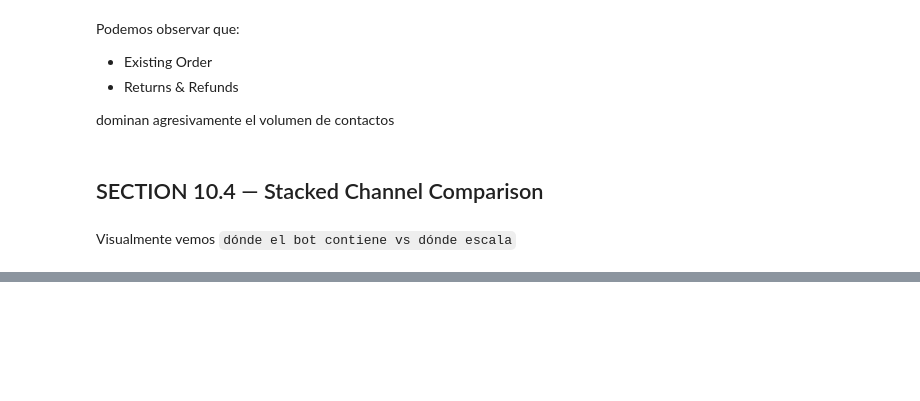
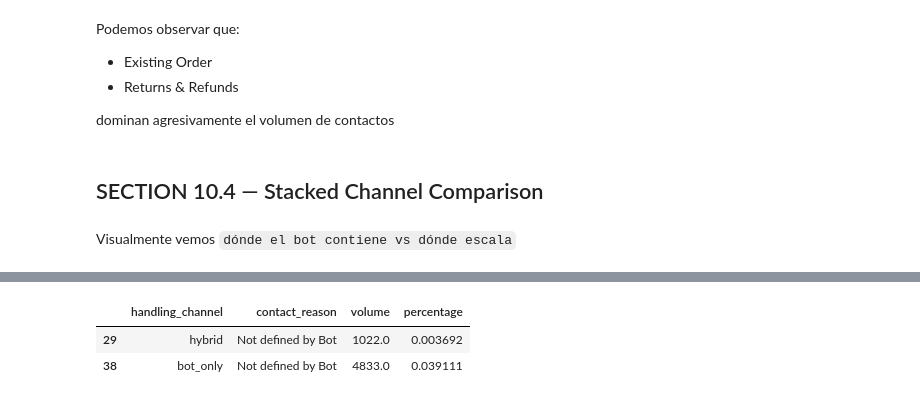
Before and after one commit to JuanjoRestrepo/TaskUS---Adidas-LAM-Chatbot-Analytics-Case, a Jupyter notebook: notebooks/notebooks/01_data_understanding.ipynb, the cells around one changed output, grey strips where cells are left out. Drawn from its saved outputs; the diff is of its cells as text; code cells hidden in the pictures; blank space fills up the shorter version.

```diff
--- a/notebooks/notebooks/01_data_understanding.ipynb
+++ b/notebooks/notebooks/01_data_understanding.ipynb
@@ -1597,0 +1743,11 @@ Visualmente vemos `dónde el bot contiene vs dónde escala`
+# %%
+undefined_df = categories_df[
+    categories_df["contact_reason"]
+    == "Not defined by Bot"
+]
+
+undefined_df
+# %% [output]
+|  | handling_channel | contact_reason | volume | percentage |
+| 29 | hybrid | Not defined by Bot | 1022.0 | 0.003692 |
+| 38 | bot_only | Not defined by Bot | 4833.0 | 0.039111 |
```
Also changed, not shown: parts of 13 cells of this notebook.
